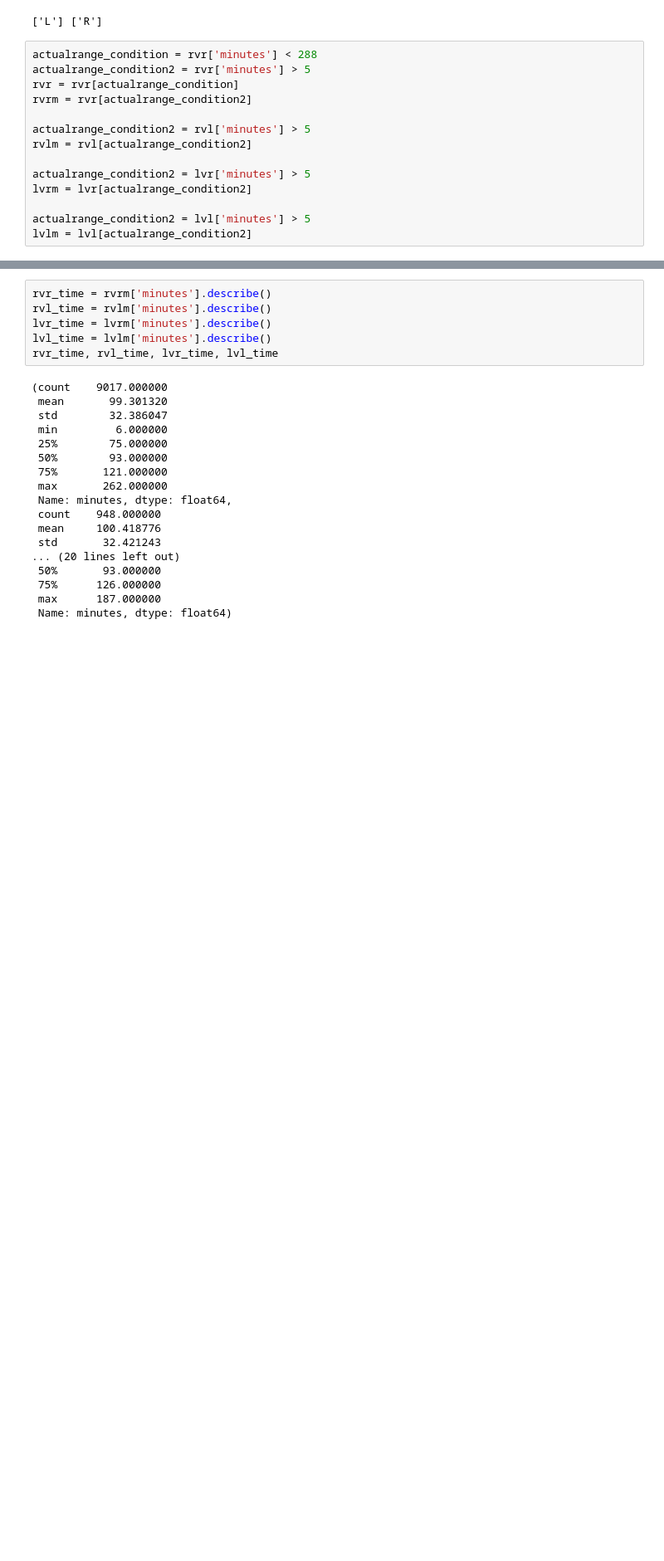
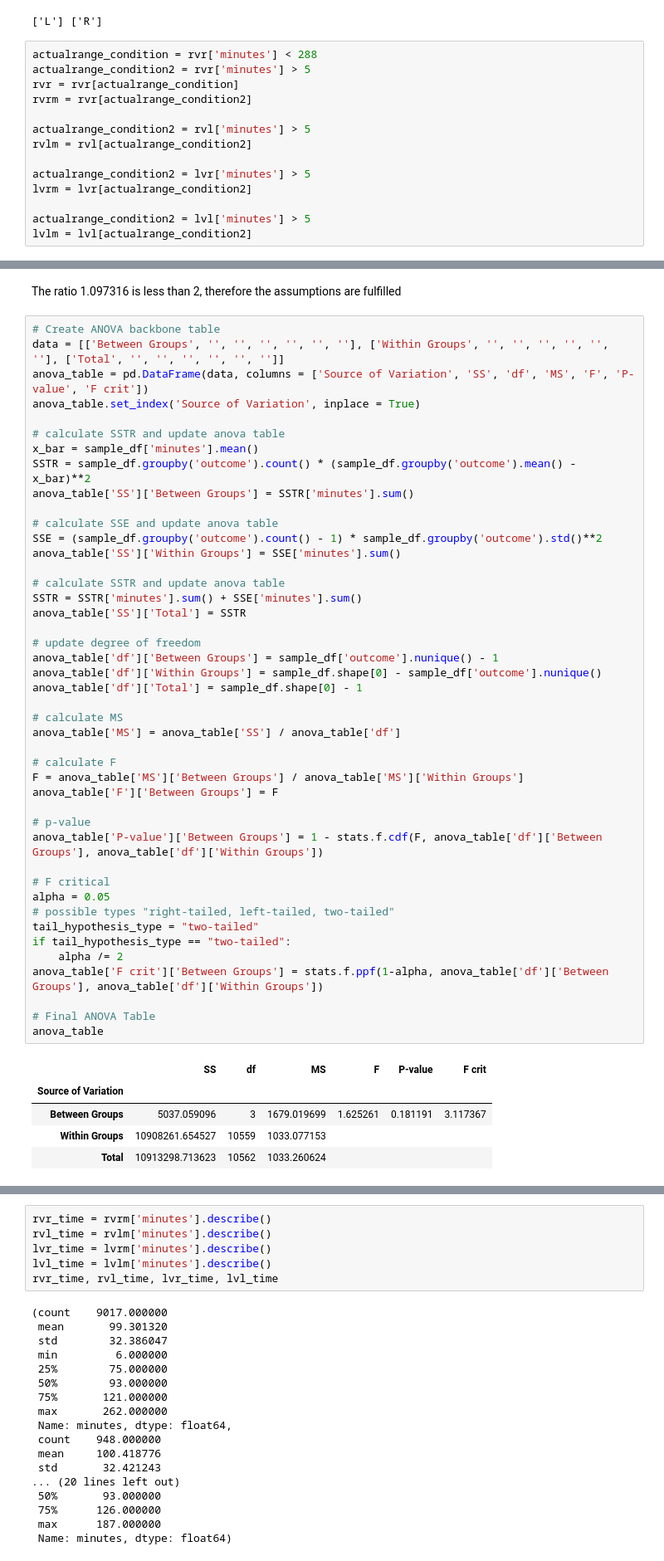
Before and after one commit to wyatt-jones931/Tennis-Research, a Jupyter notebook: WTA.ipynb, the cells around one changed output, grey strips where cells are left out. Shown at 83% size. Cells and saved outputs as stored; diff of their text form; blank space fills up the shorter version.

```diff
--- a/WTA.ipynb
+++ b/WTA.ipynb
@@ -739,0 +850,52 @@ lvlm = lvl[actualrange_condition2]
+# %% [markdown]
+The ratio 1.097316 is less than 2, therefore the assumptions are fulfilled
+# %%
+# Create ANOVA backbone table
+data = [['Between Groups', '', '', '', '', '', ''], ['Within Groups', '', '', '', '', '', ''], ['Total', '', '', '', '', '', '']]
+anova_table = pd.DataFrame(data, columns = ['Source of Variation', 'SS', 'df', 'MS', 'F', 'P-value', 'F crit'])
+anova_table.set_index('Source of Variation', inplace = True)
+
+# calculate SSTR and update anova table
+x_bar = sample_df['minutes'].mean()
+SSTR = sample_df.groupby('outcome').count() * (sample_df.groupby('outcome').mean() - x_bar)**2
+anova_table['SS']['Between Groups'] = SSTR['minutes'].sum()
+
+# calculate SSE and update anova table
+SSE = (sample_df.groupby('outcome').count() - 1) * sample_df.groupby('outcome').std()**2
+anova_table['SS']['Within Groups'] = SSE['minutes'].sum()
+
+# calculate SSTR and update anova table
+SSTR = SSTR['minutes'].sum() + SSE['minutes'].sum()
+anova_table['SS']['Total'] = SSTR
+
+# update degree of freedom
+anova_table['df']['Between Groups'] = sample_df['outcome'].nunique() - 1
+anova_table['df']['Within Groups'] = sample_df.shape[0] - sample_df['outcome'].nunique()
+anova_table['df']['Total'] = sample_df.shape[0] - 1
+
+# calculate MS
+anova_table['MS'] = anova_table['SS'] / anova_table['df']
+
+# calculate F
+F = anova_table['MS']['Between Groups'] / anova_table['MS']['Within Groups']
+anova_table['F']['Between Groups'] = F
+
+# p-value
+anova_table['P-value']['Between Groups'] = 1 - stats.f.cdf(F, anova_table['df']['Between Groups'], anova_table['df']['Within Groups'])
+
+# F critical
+alpha = 0.05
+# possible types "right-tailed, left-tailed, two-tailed"
+tail_hypothesis_type = "two-tailed"
+if tail_hypothesis_type == "two-tailed":
+    alpha /= 2
+anova_table['F crit']['Between Groups'] = stats.f.ppf(1-alpha, anova_table['df']['Between Groups'], anova_table['df']['Within Groups'])
+
+# Final ANOVA Table
+anova_table
+# %% [output]
+|  | SS | df | MS | F | P-value | F crit |
+| Source of Variation |  |  |  |  |  |  |
+| Between Groups | 5037.059096 | 3 | 1679.019699 | 1.625261 | 0.181191 | 3.117367 |
+| Within Groups | 10908261.654527 | 10559 | 1033.077153 |  |  |  |
+| Total | 10913298.713623 | 10562 | 1033.260624 |  |  |  |
```
Also changed, not shown: parts of 9 cells of this notebook.
